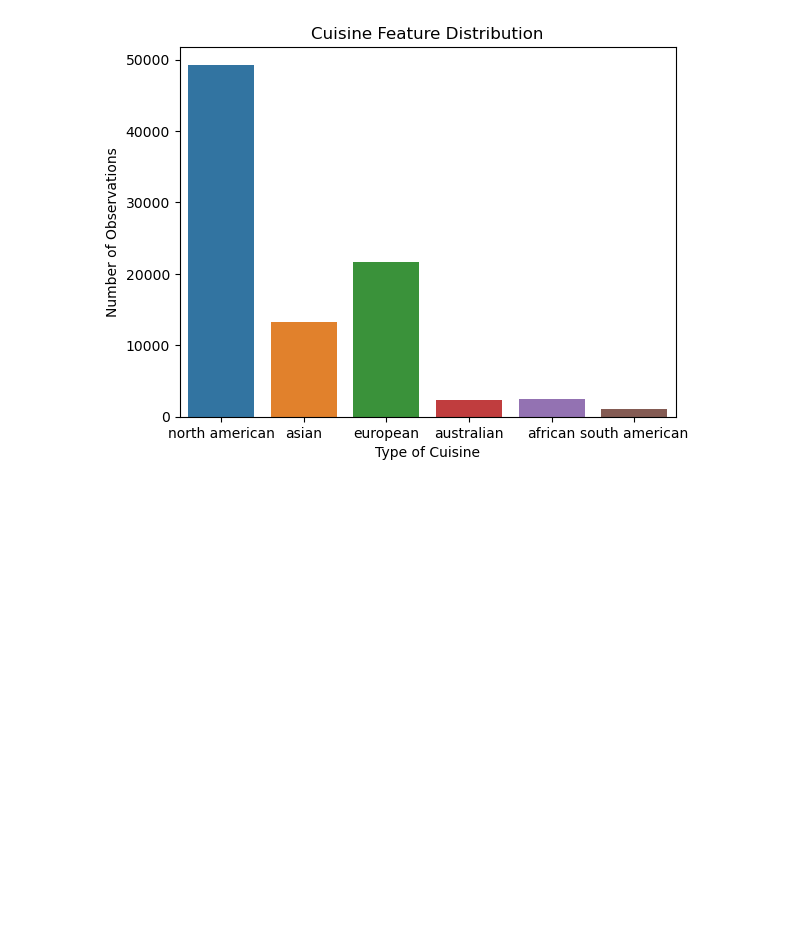
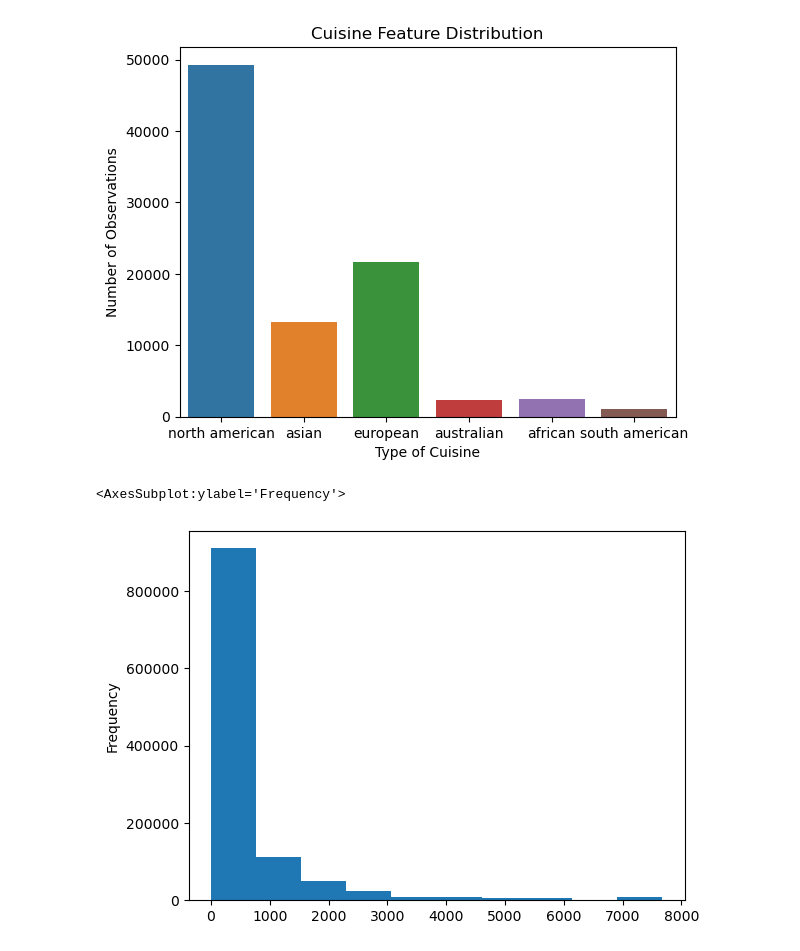
Before and after one commit to MDesai31/Recipe_Recommender, a Jupyter notebook: notebooks/RR_Capstone_Data_Wrangling_and_EDA.ipynb, the cells around one changed output. Saved outputs shown, nothing was run; the diff lists cells and outputs as text; code cells hidden in the pictures; blank space fills up the shorter version.

```diff
--- a/notebooks/RR_Capstone_Data_Wrangling_and_EDA.ipynb
+++ b/notebooks/RR_Capstone_Data_Wrangling_and_EDA.ipynb
@@ -380,3 +396,9 @@ plt.title('Cuisine Feature Distribution')
 # %% [output]
 Text(0.5, 1.0, 'Cuisine Feature Distribution')
 [figure]
+# %%
+ratings_per_user = users_df.groupby('user_id')['user_id'].transform('count')
+ratings_per_user.plot.hist()
+# %% [output]
+<AxesSubplot:ylabel='Frequency'>
+[figure, added]
```
Also changed, not shown: parts of 11 cells of this notebook, 3 other files.
